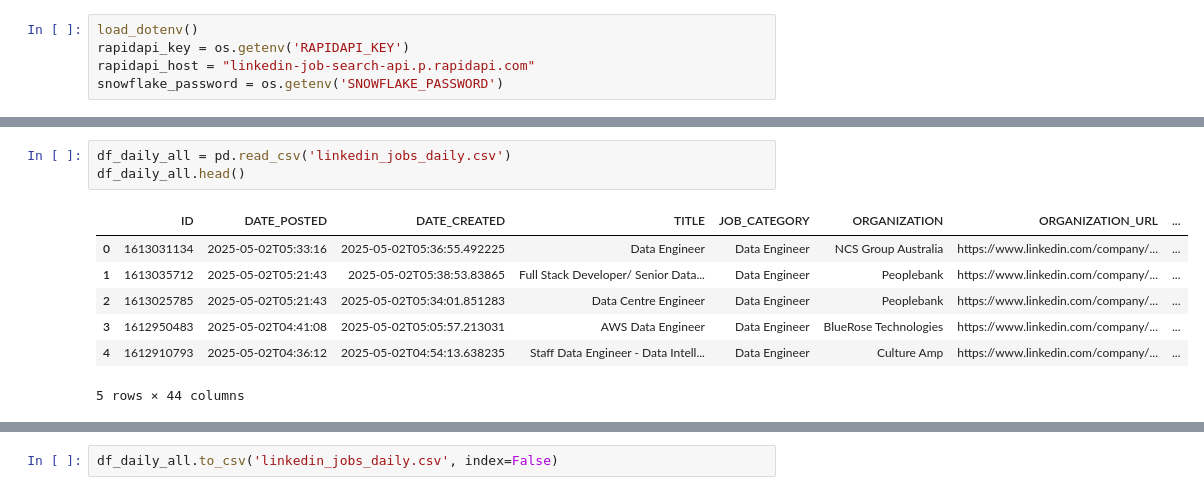
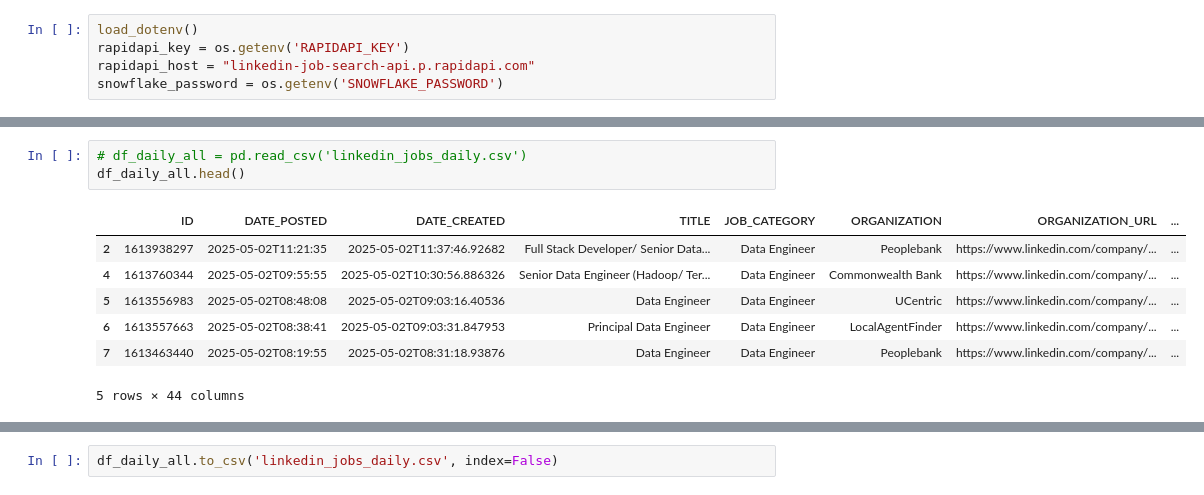
Before and after one commit to nikki099/lewagon_data_engineering_final_delivery, a Jupyter notebook: linkedin_api_data_extraction/linkedin_api_raw_data_process.ipynb, the cells around one changed output, grey strips where cells are left out. Cells and saved outputs as stored; diff of their text form.

```diff
--- a/linkedin_api_data_extraction/linkedin_api_raw_data_process.ipynb
+++ b/linkedin_api_data_extraction/linkedin_api_raw_data_process.ipynb
@@ -71,13 +75,13 @@ snowflake_password = os.getenv('SNOWFLAKE_PASSWORD')
 # %%
-df_daily_all = pd.read_csv('linkedin_jobs_daily.csv')
+# df_daily_all = pd.read_csv('linkedin_jobs_daily.csv')
 df_daily_all.head()
 # %% [output]
 |  | ID | DATE_POSTED | DATE_CREATED | TITLE | JOB_CATEGORY | ORGANIZATION | ORGANIZATION_URL | ... |
-| 0 | 1613031134 | 2025-05-02T05:33:16 | 2025-05-02T05:36:55.492225 | Data Engineer | Data Engineer | NCS Group Australia | https://www.linkedin.com/company/... | ... |
-| 1 | 1613035712 | 2025-05-02T05:21:43 | 2025-05-02T05:38:53.83865 | Full Stack Developer/ Senior Data... | Data Engineer | Peoplebank | https://www.linkedin.com/company/... | ... |
-| 2 | 1613025785 | 2025-05-02T05:21:43 | 2025-05-02T05:34:01.851283 | Data Centre Engineer | Data Engineer | Peoplebank | https://www.linkedin.com/company/... | ... |
-| 3 | 1612950483 | 2025-05-02T04:41:08 | 2025-05-02T05:05:57.213031 | AWS Data Engineer | Data Engineer | BlueRose Technologies | https://www.linkedin.com/company/... | ... |
-| 4 | 1612910793 | 2025-05-02T04:36:12 | 2025-05-02T04:54:13.638235 | Staff Data Engineer - Data Intell... | Data Engineer | Culture Amp | https://www.linkedin.com/company/... | ... |
+| 2 | 1613938297 | 2025-05-02T11:21:35 | 2025-05-02T11:37:46.92682 | Full Stack Developer/ Senior Data... | Data Engineer | Peoplebank | https://www.linkedin.com/company/... | ... |
+| 4 | 1613760344 | 2025-05-02T09:55:55 | 2025-05-02T10:30:56.886326 | Senior Data Engineer (Hadoop/ Ter... | Data Engineer | Commonwealth Bank | https://www.linkedin.com/company/... | ... |
+| 5 | 1613556983 | 2025-05-02T08:48:08 | 2025-05-02T09:03:16.40536 | Data Engineer | Data Engineer | UCentric | https://www.linkedin.com/company/... | ... |
+| 6 | 1613557663 | 2025-05-02T08:38:41 | 2025-05-02T09:03:31.847953 | Principal Data Engineer | Data Engineer | LocalAgentFinder | https://www.linkedin.com/company/... | ... |
+| 7 | 1613463440 | 2025-05-02T08:19:55 | 2025-05-02T08:31:18.93876 | Data Engineer | Data Engineer | Peoplebank | https://www.linkedin.com/company/... | ... |
 5 rows × 44 columns
 # %%
 def get_clean_data_jobs(df_daily_all):
```
Also changed, not shown: parts of 13 cells of this notebook, 5 other files.
